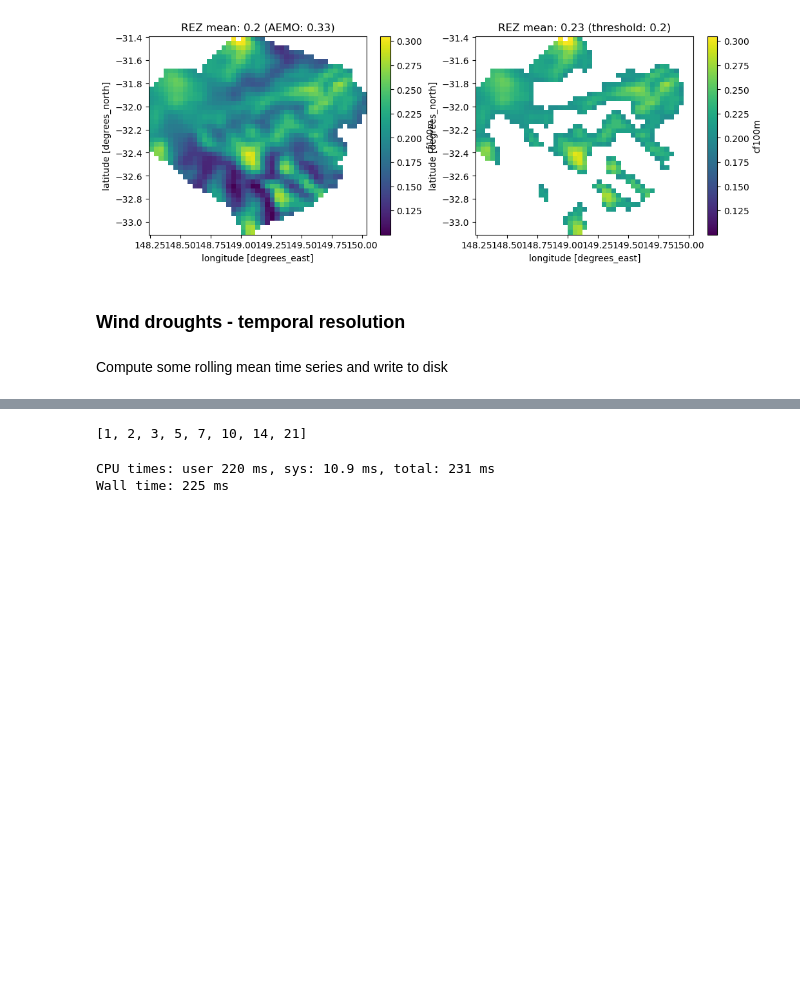
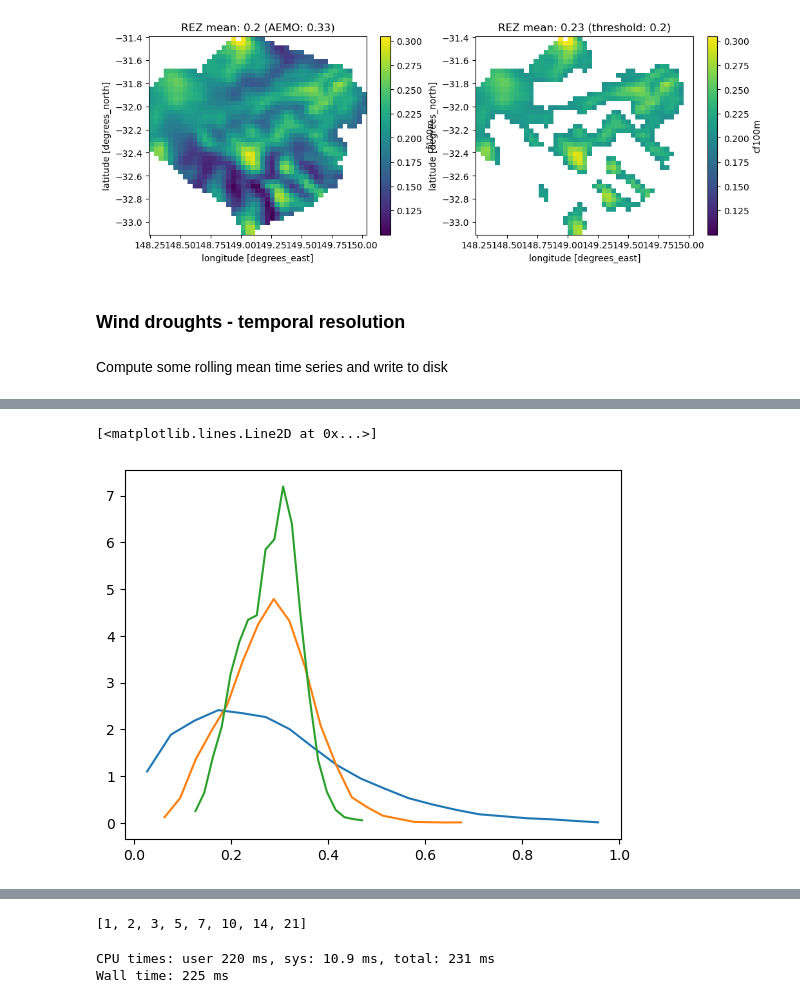
Before and after one commit to dougrichardson/wind_power_comparison, a Jupyter notebook: 04_analyse_REZ_capacity_factors.ipynb, the cells around one changed output, grey strips where cells are left out. Drawn from its saved outputs; the diff is of its cells as text; code cells hidden in the pictures; blank space fills up the shorter version.

```diff
--- a/04_analyse_REZ_capacity_factors.ipynb
+++ b/04_analyse_REZ_capacity_factors.ipynb
@@ -495,0 +532,16 @@ N time steps: 4748
+# %%
+def _get_bin_midpoints(x):
+    return (x[1:] + x[:-1]) / 2
+# %%
+h20_1, h20_1_bins = np.histogram(roll_cf_S6["20min"].sel(window_len=1).dropna("time"), bins=20, density=True)
+h20_7, h20_7_bins = np.histogram(roll_cf_S6["20min"].sel(window_len=7).dropna("time"), bins=20, density=True)
+h20_21, h20_21_bins = np.histogram(roll_cf_S6["20min"].sel(window_len=21).dropna("time"), bins=20, density=True)
+# %%
+fig, ax = plt.subplots()
+
+ax.plot(_get_bin_midpoints(h20_1_bins), h20_1)
+ax.plot(_get_bin_midpoints(h20_7_bins), h20_7)
+ax.plot(_get_bin_midpoints(h20_21_bins), h20_21)
+# %% [output]
+[<matplotlib.lines.Line2D at 0x...>]
+[figure, added]
```
Also changed, not shown: parts of 14 cells of this notebook.
